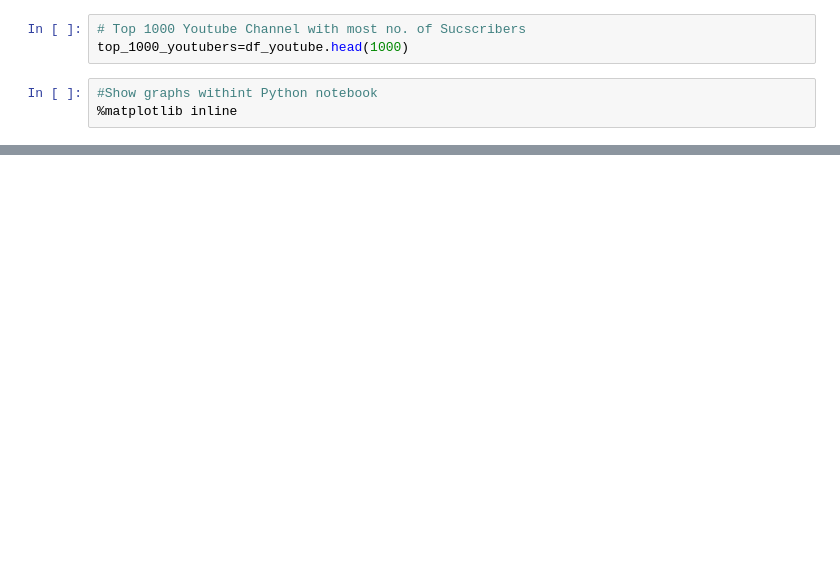
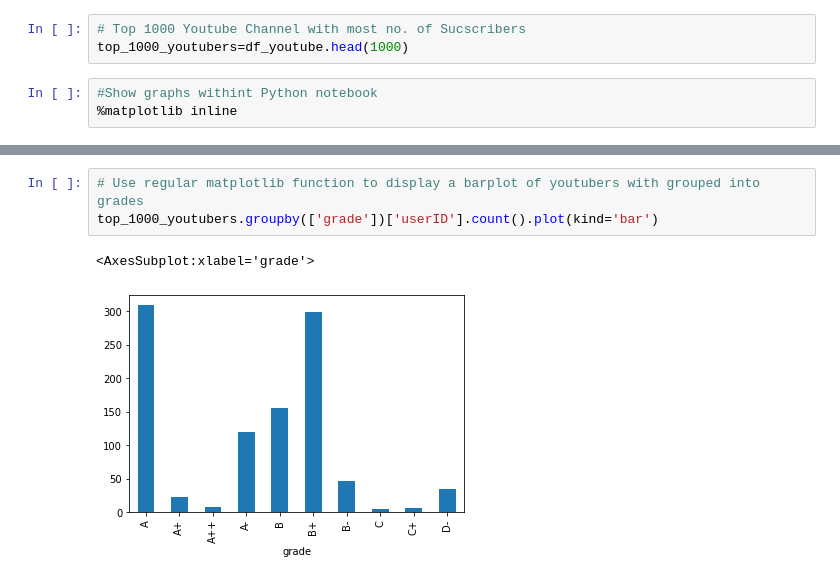
Before and after one commit to rakeshmargale24/Portfolio, a Jupyter notebook: Data1202_Assignment_4_Part_1.ipynb, the cells around one changed output, grey strips where cells are left out. Saved outputs shown, nothing was run; the diff lists cells and outputs as text; blank space fills up the shorter version.

```diff
--- a/Data1202_Assignment_4_Part_1.ipynb
+++ b/Data1202_Assignment_4_Part_1.ipynb
@@ -39,0 +40,6 @@ top_1000_youtubers.groupby(['channeltype'])['userID'].count().plot(kind='bar')
+# %%
+# Use regular matplotlib function to display a barplot of youtubers with grouped into grades
+top_1000_youtubers.groupby(['grade'])['userID'].count().plot(kind='bar')
+# %% [output]
+<AxesSubplot:xlabel='grade'>
+[figure, added]
```
Also changed, not shown: parts of 1 cell of this notebook.
